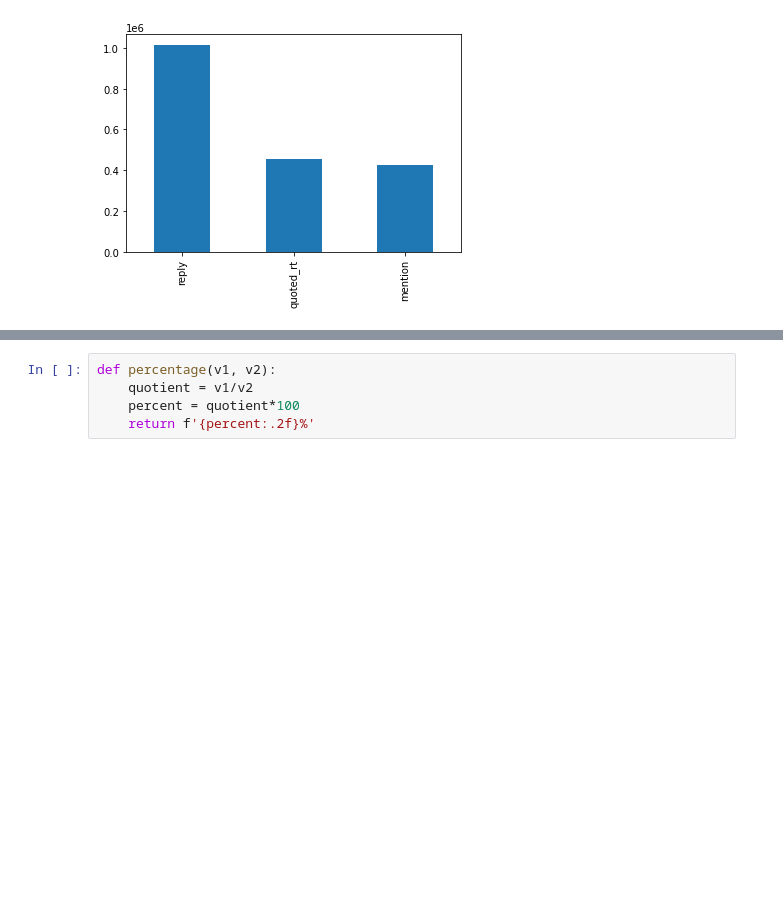
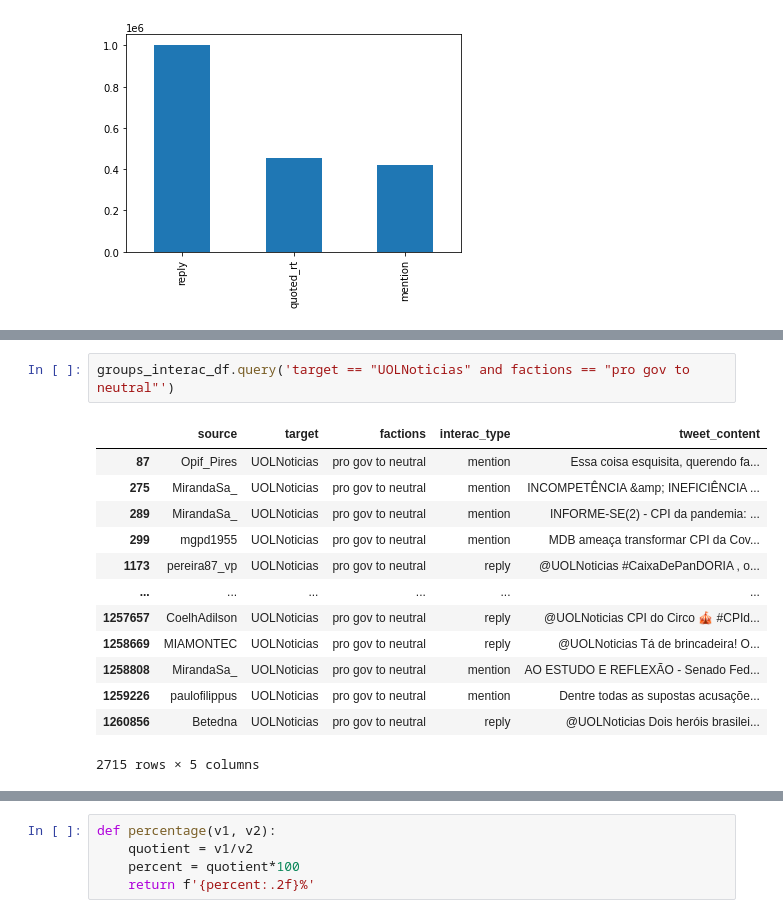
Before and after one commit to lucasraniere/twitter-cpi-case-study, a Jupyter notebook: hashtags_validation.ipynb, the cells around one changed output, grey strips where cells are left out. Drawn from its saved outputs; the diff is of its cells as text; blank space fills up the shorter version.

```diff
--- a/hashtags_validation.ipynb
+++ b/hashtags_validation.ipynb
@@ -868,0 +885,16 @@ groups_interac_df.sample(10)
+# %%
+groups_interac_df.query('target == "UOLNoticias" and factions == "pro gov to neutral"')
+# %% [output]
+|  | source | target | factions | interac_type | tweet_content |
+| 87 | Opif_Pires | UOLNoticias | pro gov to neutral | mention | Essa coisa esquisita, querendo fa... |
+| 275 | MirandaSa_ | UOLNoticias | pro gov to neutral | mention | INCOMPETÊNCIA &amp; INEFICIÊNCIA ... |
+| 289 | MirandaSa_ | UOLNoticias | pro gov to neutral | mention | INFORME-SE(2) - CPI da pandemia: ... |
+| 299 | mgpd1955 | UOLNoticias | pro gov to neutral | mention | MDB ameaça transformar CPI da Cov... |
+| 1173 | pereira87_vp | UOLNoticias | pro gov to neutral | reply | @UOLNoticias #CaixaDePanDORIA , o... |
+| ... | ... | ... | ... | ... | ... |
+| 1257657 | CoelhAdilson | UOLNoticias | pro gov to neutral | reply | @UOLNoticias CPI do Circo 🎪 #CPId... |
+| 1258669 | MIAMONTEC | UOLNoticias | pro gov to neutral | reply | @UOLNoticias Tá de brincadeira! O... |
+| 1258808 | MirandaSa_ | UOLNoticias | pro gov to neutral | mention | AO ESTUDO E REFLEXÃO - Senado Fed... |
+| 1259226 | paulofilippus | UOLNoticias | pro gov to neutral | mention | Dentre todas as supostas acusaçõe... |
+| 1260856 | Betedna | UOLNoticias | pro gov to neutral | reply | @UOLNoticias Dois heróis brasilei... |
+2715 rows × 5 columns
```
Also changed, not shown: parts of 21 cells of this notebook, 5 other files.
